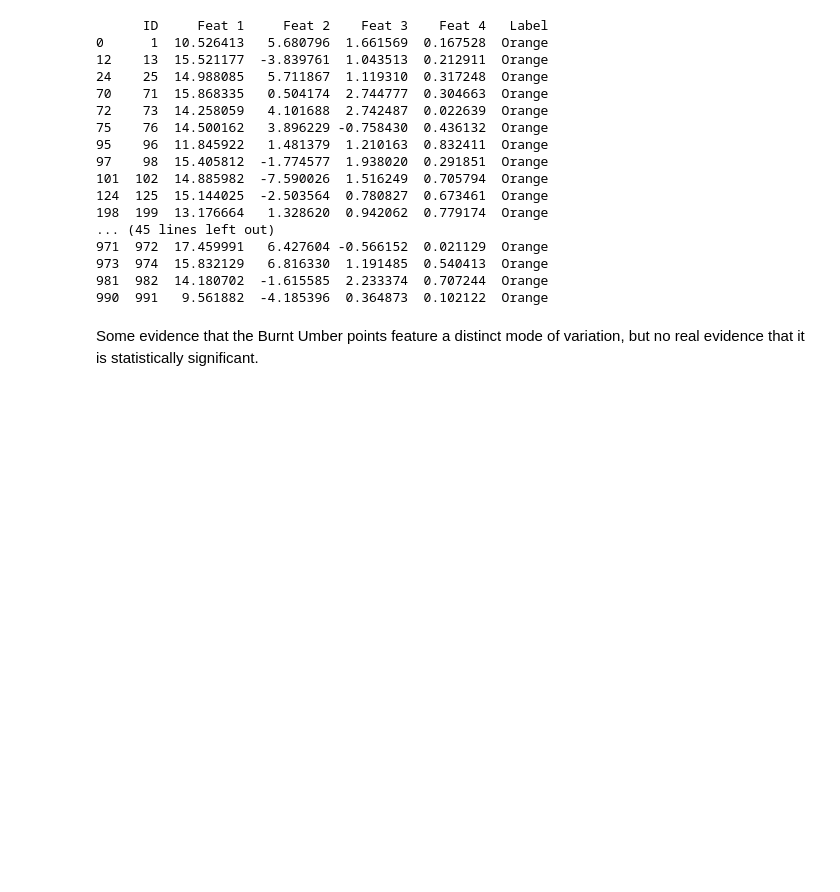
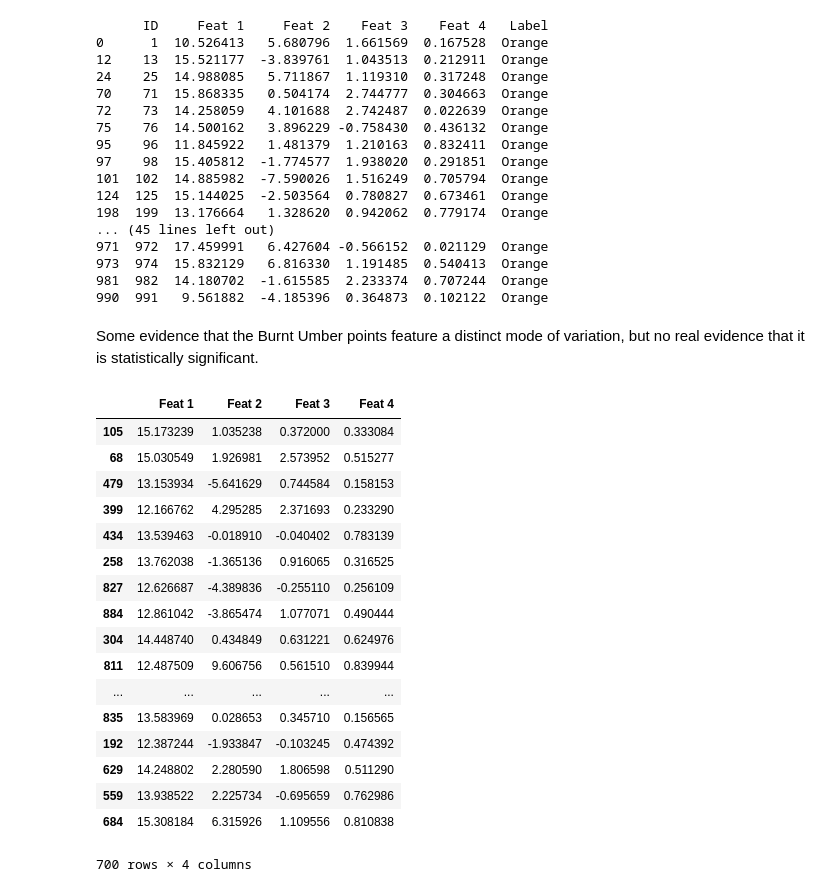
Before and after one commit to magratheazaphod/nextcaller, a Jupyter notebook: one_scratch.ipynb, the cells around one changed output. Saved outputs shown, nothing was run; the diff lists cells and outputs as text; code cells hidden in the pictures; blank space fills up the shorter version.

```diff
--- a/one_scratch.ipynb
+++ b/one_scratch.ipynb
@@ -651,3 +652,24 @@ print(df_umber)
 990  991   9.561882  -4.185396  0.364873  0.102122  Orange
 # %% [markdown]
 Some evidence that the Burnt Umber points feature a distinct mode of variation, but no real evidence that it is statistically significant.
+# %%
+X_train
+# %% [output]
+|  | Feat 1 | Feat 2 | Feat 3 | Feat 4 |
+| 105 | 15.173239 | 1.035238 | 0.372000 | 0.333084 |
+| 68 | 15.030549 | 1.926981 | 2.573952 | 0.515277 |
+| 479 | 13.153934 | -5.641629 | 0.744584 | 0.158153 |
+| 399 | 12.166762 | 4.295285 | 2.371693 | 0.233290 |
+| 434 | 13.539463 | -0.018910 | -0.040402 | 0.783139 |
+| 258 | 13.762038 | -1.365136 | 0.916065 | 0.316525 |
+| 827 | 12.626687 | -4.389836 | -0.255110 | 0.256109 |
+| 884 | 12.861042 | -3.865474 | 1.077071 | 0.490444 |
+| 304 | 14.448740 | 0.434849 | 0.631221 | 0.624976 |
+| 811 | 12.487509 | 9.606756 | 0.561510 | 0.839944 |
+| ... | ... | ... | ... | ... |
+| 835 | 13.583969 | 0.028653 | 0.345710 | 0.156565 |
+| 192 | 12.387244 | -1.933847 | -0.103245 | 0.474392 |
+| 629 | 14.248802 | 2.280590 | 1.806598 | 0.511290 |
+| 559 | 13.938522 | 2.225734 | -0.695659 | 0.762986 |
+| 684 | 15.308184 | 6.315926 | 1.109556 | 0.810838 |
+700 rows × 4 columns
```
Also changed, not shown: parts of 7 cells of this notebook, 1 other file.
